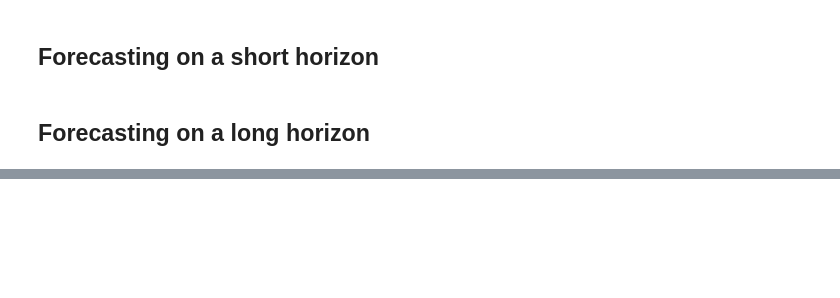
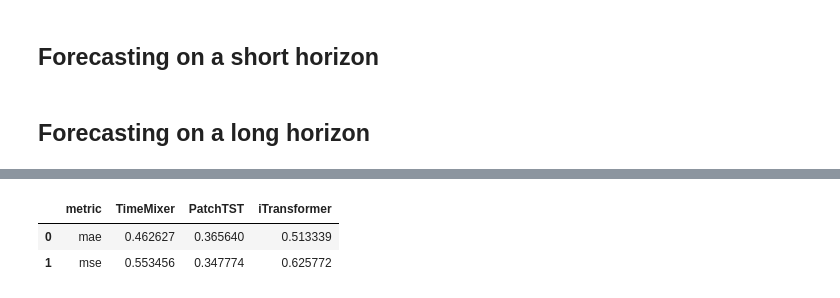
Before and after one commit to marcopeix/time-series-analysis, a Jupyter notebook: timemixer_blog.ipynb, the cells around one changed output, grey strips where cells are left out. Cells and saved outputs as stored; diff of their text form; code cells hidden in the pictures; blank space fills up the shorter version.

```diff
--- a/timemixer_blog.ipynb
+++ b/timemixer_blog.ipynb
@@ -168,0 +293,8 @@ for dataset in DATASETS:
+# %%
+ettm_eval = pd.read_csv('Ettm1_results.csv')
+ettm_eval = ettm_eval.drop(['unique_id'], axis=1).groupby('metric').mean().reset_index()
+ettm_eval
+# %% [output]
+|  | metric | TimeMixer | PatchTST | iTransformer |
+| 0 | mae | 0.462627 | 0.365640 | 0.513339 |
+| 1 | mse | 0.553456 | 0.347774 | 0.625772 |
```
Also changed, not shown: parts of 3 cells of this notebook.
